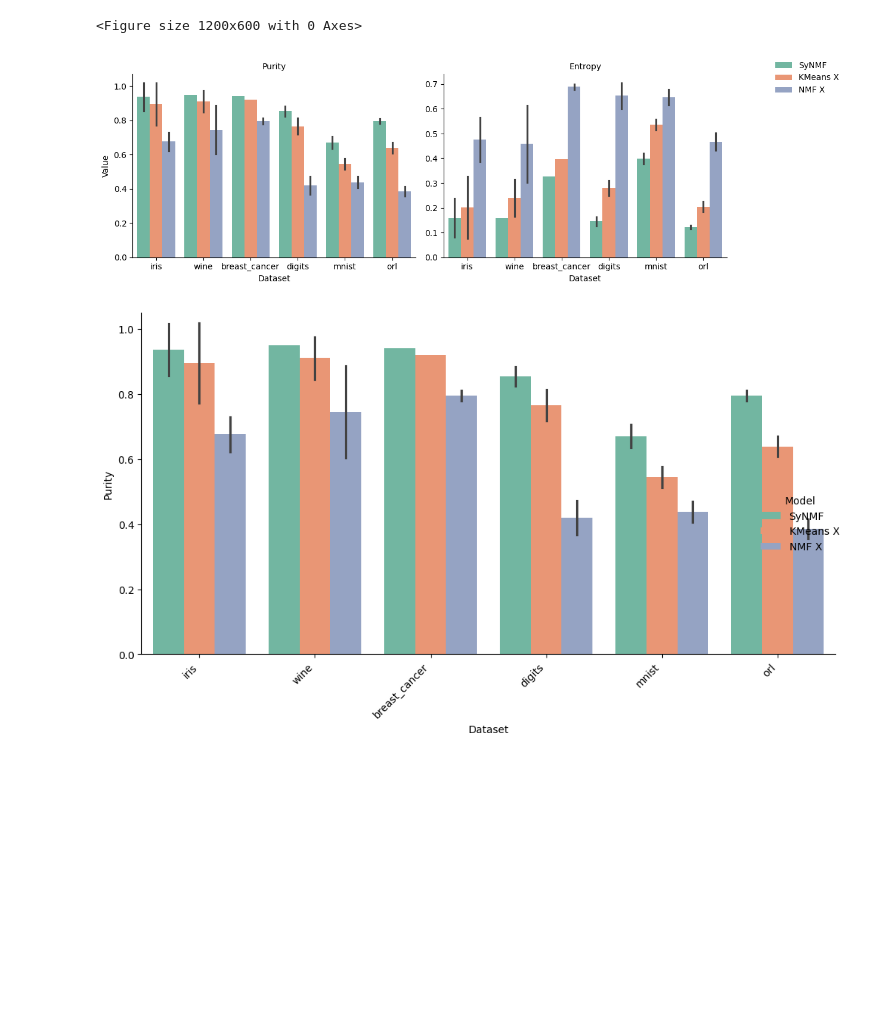
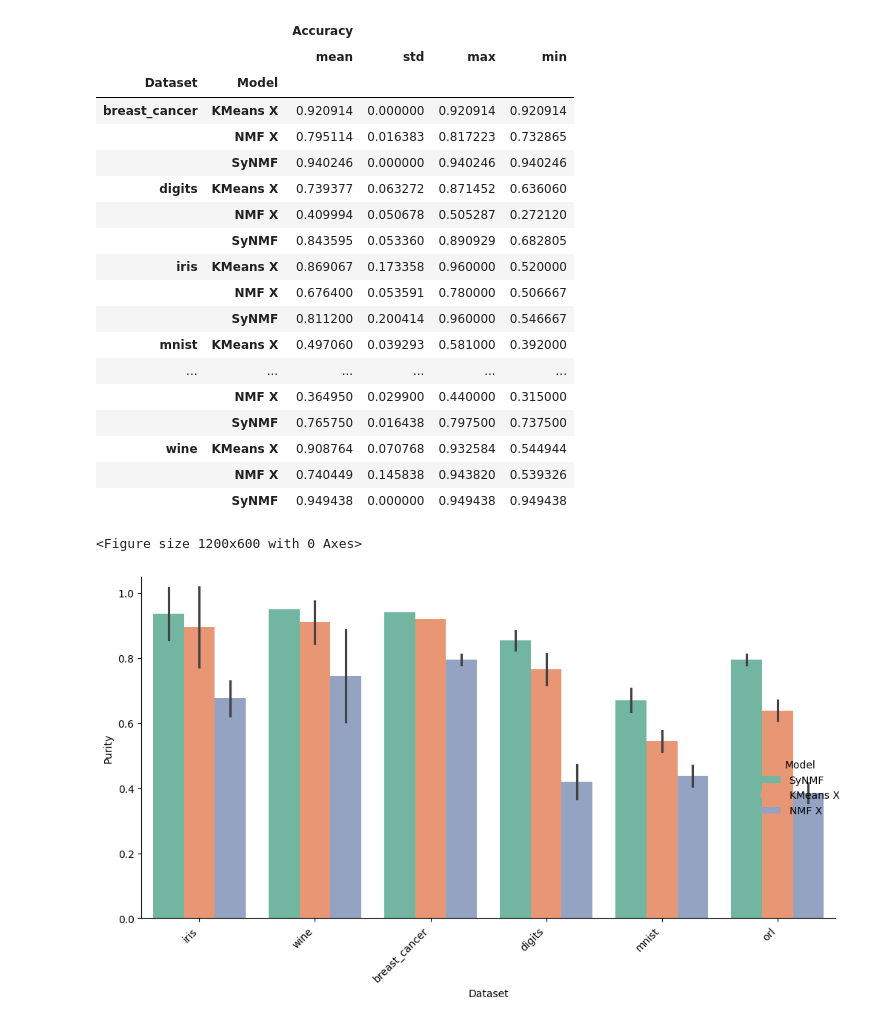
Before and after one commit to florianmahner/pysrf, a Jupyter notebook: notebooks/clustering.ipynb, the cells around one changed output. Drawn from its saved outputs; the diff is of its cells as text; code cells hidden in the pictures; blank space fills up the shorter version.

```diff
--- a/notebooks/clustering.ipynb
+++ b/notebooks/clustering.ipynb
@@ -17,6 +17,34 @@ import itertools
 import seaborn as sns
 import matplotlib.pyplot as plt
 from joblib import Parallel, delayed
+# %%
+df_clustering = pd.read_csv("../results/benchmarks/clustering_benchmarks.csv")
+df_clustering[df_clustering["Dataset"] == "orl"]
+
+# get median accuracy for each model
+df_clustering.groupby(["Dataset", "Model"]).agg(
+    {"Accuracy": ["mean", "std", "max", "min"]}
+)
+# %% [output]
+|  |  | Accuracy |  |  |  |
+|  |  | mean | std | max | min |
+| Dataset | Model |  |  |  |  |
+| breast_cancer | KMeans X | 0.920914 | 0.000000 | 0.920914 | 0.920914 |
+|  | NMF X | 0.795114 | 0.016383 | 0.817223 | 0.732865 |
+|  | SyNMF | 0.940246 | 0.000000 | 0.940246 | 0.940246 |
+| digits | KMeans X | 0.739377 | 0.063272 | 0.871452 | 0.636060 |
+|  | NMF X | 0.409994 | 0.050678 | 0.505287 | 0.272120 |
+|  | SyNMF | 0.843595 | 0.053360 | 0.890929 | 0.682805 |
+| iris | KMeans X | 0.869067 | 0.173358 | 0.960000 | 0.520000 |
+|  | NMF X | 0.676400 | 0.053591 | 0.780000 | 0.506667 |
+|  | SyNMF | 0.811200 | 0.200414 | 0.960000 | 0.546667 |
+| mnist | KMeans X | 0.497060 | 0.039293 | 0.581000 | 0.392000 |
+| ... | ... | ... | ... | ... | ... |
+|  | NMF X | 0.364950 | 0.029900 | 0.440000 | 0.315000 |
+|  | SyNMF | 0.765750 | 0.016438 | 0.797500 | 0.737500 |
+| wine | KMeans X | 0.908764 | 0.070768 | 0.932584 | 0.544944 |
+|  | NMF X | 0.740449 | 0.145838 | 0.943820 | 0.539326 |
+|  | SyNMF | 0.949438 | 0.000000 | 0.949438 | 0.949438 |
 # %%
 # remove dataset haxby-faces if it exists
 # df = df[df["Dataset"] != "haxby-faces"]
@@ -27,19 +55,12 @@ df_clustering = pd.read_csv("../results/benchmarks/clustering_benchmarks.csv")
 df_clustering = df_clustering.drop(columns=["Accuracy"])
 df_clustering["Model"] = df_clustering["Model"].replace("SyNMF ADMM", "SymNMF")
 
-
 # Melt the dataframe to have a long-form dataframe suitable for facetgrid
 df_melted = df_clustering.melt(
     id_vars=["Dataset", "Model", "Seed"],
-    # value_vars=["Purity", "Entropy", "Sparseness"],
     value_vars=["Purity", "Entropy"],
     var_name="Metric",
     value_name="Value",
-)
-
-
-df_clustering.groupby(["Dataset", "Model"]).agg(
-    {"Purity": ["mean", "std", "max", "min"]}
 )
 
 # Create a FacetGrid for the different metrics
@@ -62,10 +83,12 @@ g.add_legend(bbox_to_anchor=(1.05, 1), loc="upper left")
 g.set_axis_labels("Dataset", "Value")
 g.set_titles(col_template="{col_name}")
 plt.tight_layout()
-plt.show()
+
+# Save the plot to PDF
+plt.savefig("../results/plots/clustering.pdf", bbox_inches="tight", dpi=300)
+plt.close()
 # %% [output]
 <Figure size 1200x600 with 0 Axes>
-[figure, removed]
 # %%
 # Create separate catplots for each metric
 metrics_to_plot = ["Purity", "Entropy"]
```
Also changed, not shown: parts of 1 cell of this notebook, 24 other files.
